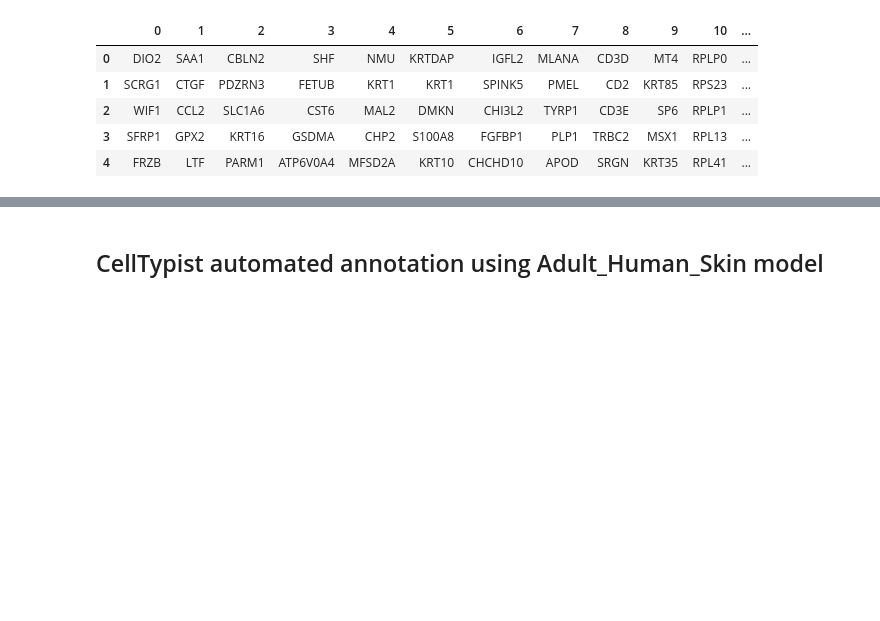
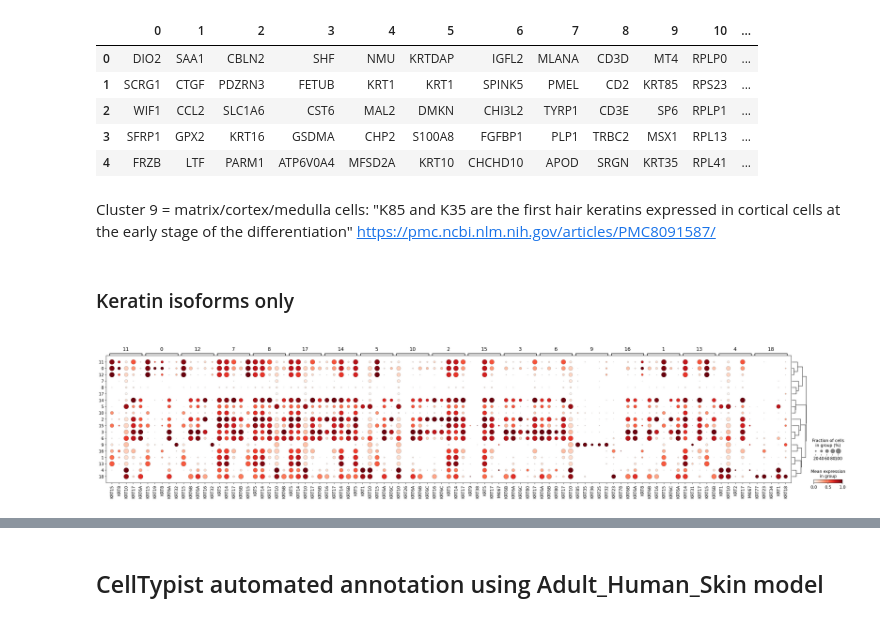
Before and after one commit to PhilipPeffer/scRNA-seq-analysis, a Jupyter notebook: cellular_structure/annotation/annotation.ipynb, the cells around one changed output, grey strips where cells are left out. Cells and saved outputs as stored; diff of their text form; code cells hidden in the pictures; blank space fills up the shorter version.

```diff
--- a/cellular_structure/annotation/annotation.ipynb
+++ b/cellular_structure/annotation/annotation.ipynb
@@ -135,3 +146,14 @@ pd.DataFrame(adata_sym.uns["dea_leiden_res1_25"]["names"]).head(5)
 | 2 | WIF1 | CCL2 | SLC1A6 | CST6 | MAL2 | DMKN | CHI3L2 | TYRP1 | CD3E | SP6 | RPLP1 | ... |
 | 3 | SFRP1 | GPX2 | KRT16 | GSDMA | CHP2 | S100A8 | FGFBP1 | PLP1 | TRBC2 | MSX1 | RPL13 | ... |
 | 4 | FRZB | LTF | PARM1 | ATP6V0A4 | MFSD2A | KRT10 | CHCHD10 | APOD | SRGN | KRT35 | RPL41 | ... |
+# %% [markdown]
+Cluster 9 = matrix/cortex/medulla cells: "K85 and K35 are the first hair keratins expressed in cortical cells at the early stage of the differentiation" https://pmc.ncbi.nlm.nih.gov/articles/PMC8091587/
+# %% [markdown]
+### Keratin isoforms only
+# %%
+import re
+x = adata_sym.var_names.values.astype('str')
+keratins = [gene for gene in x if re.match("KRT[0-9]+", gene) != None]
+keratins.append("MKI67")
+# %%
+adata_krt = adata_sym[:, keratins]
@@ -137,0 +165,7 @@ pd.DataFrame(adata_sym.uns["dea_leiden_res1_25"]["names"]).head(5)
+# %%
+# visualize keratin DEGs per cluster with a dotplot
+sc.pl.rank_genes_groups_dotplot(
+    adata_krt, groupby="leiden_res1_25", standard_scale="var", n_genes=5, key="dea_leiden_res1_25"
+)
+# %% [output]
+[figure, added]
```
Also changed, not shown: parts of 8 cells of this notebook, 1 other file.
